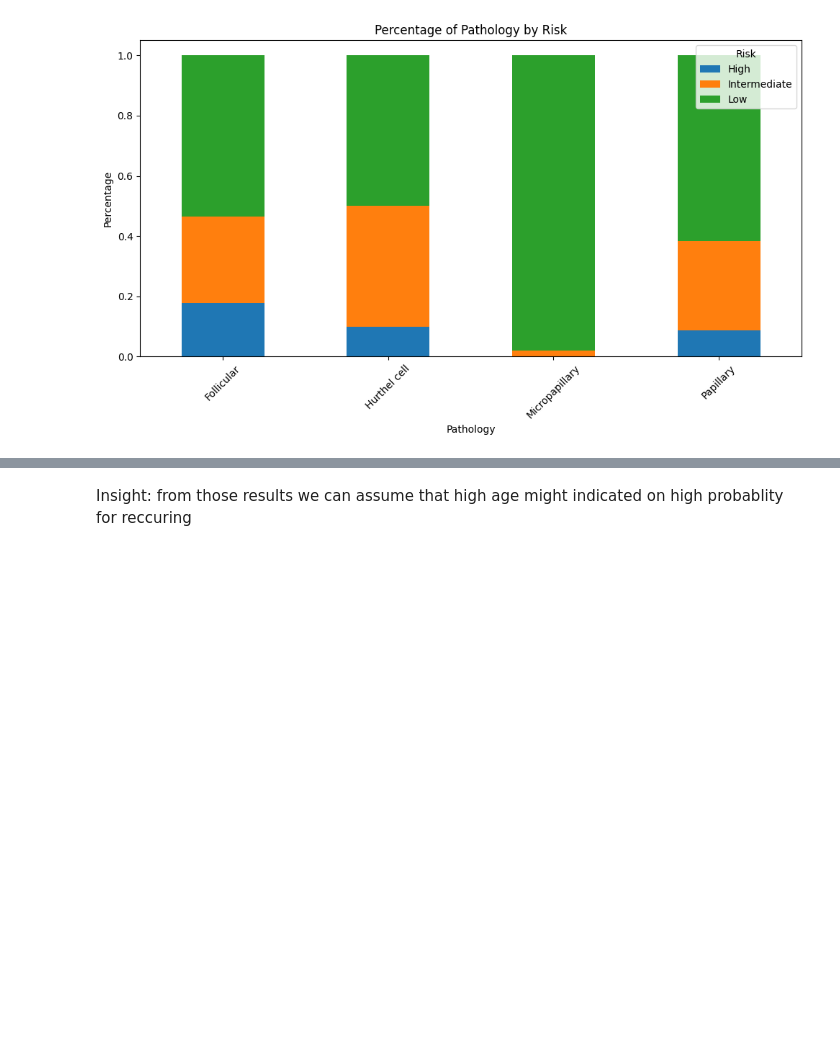
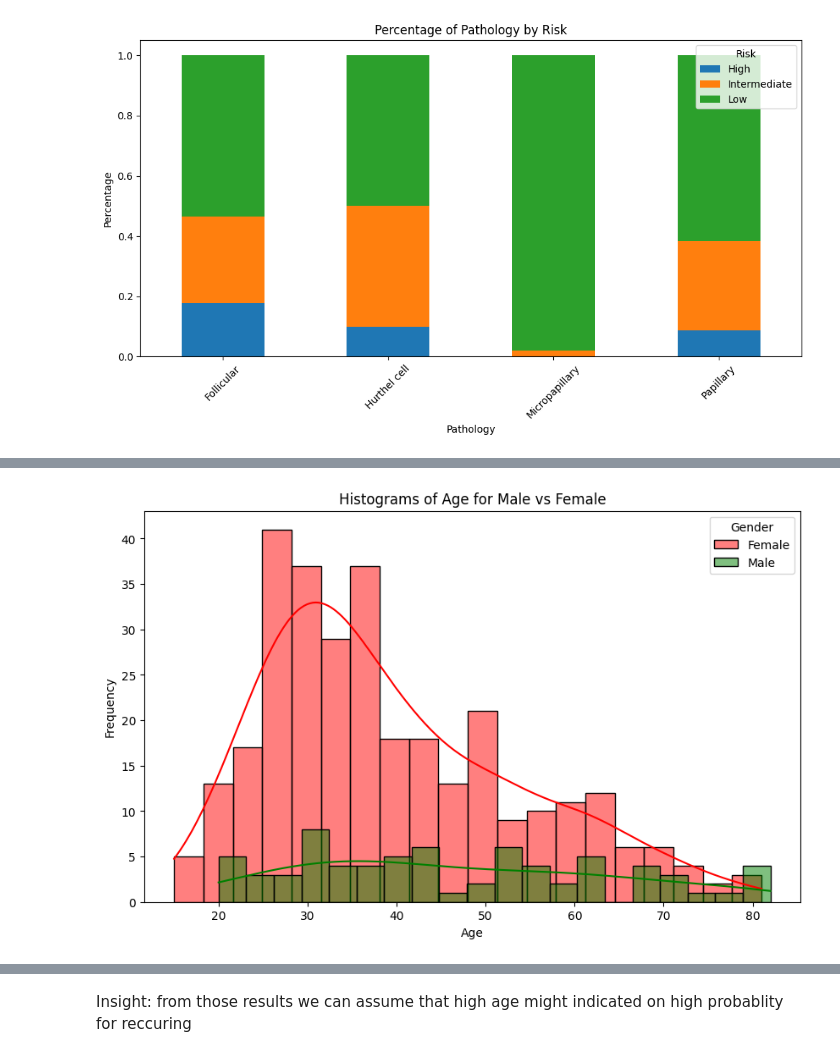
Before and after one commit to CEitanC/TDS, a Jupyter notebook: Second_Submission.ipynb, the cells around one changed output, grey strips where cells are left out. Drawn from its saved outputs; the diff is of its cells as text; code cells hidden in the pictures; blank space fills up the shorter version.

```diff
--- a/Second_Submission.ipynb
+++ b/Second_Submission.ipynb
@@ -110,0 +123,14 @@ plt.show()
+# %%
+df_female = df[df['Gender'] == 'F']
+df_male = df[df['Gender'] == 'M']
+
+plt.figure(figsize=(10, 6))
+sns.histplot(df_female['Age'], color='red', label='Female', kde=True, bins=20, alpha=0.5)
+sns.histplot(df_male['Age'], color='green', label='Male', kde=True, bins=20, alpha=0.5)
+plt.xlabel('Age')
+plt.ylabel('Frequency')
+plt.title('Histograms of Age for Male vs Female')
+plt.legend(title='Gender')
+plt.show()
+# %% [output]
+[figure, added]
```
Also changed, not shown: parts of 17 cells of this notebook.
